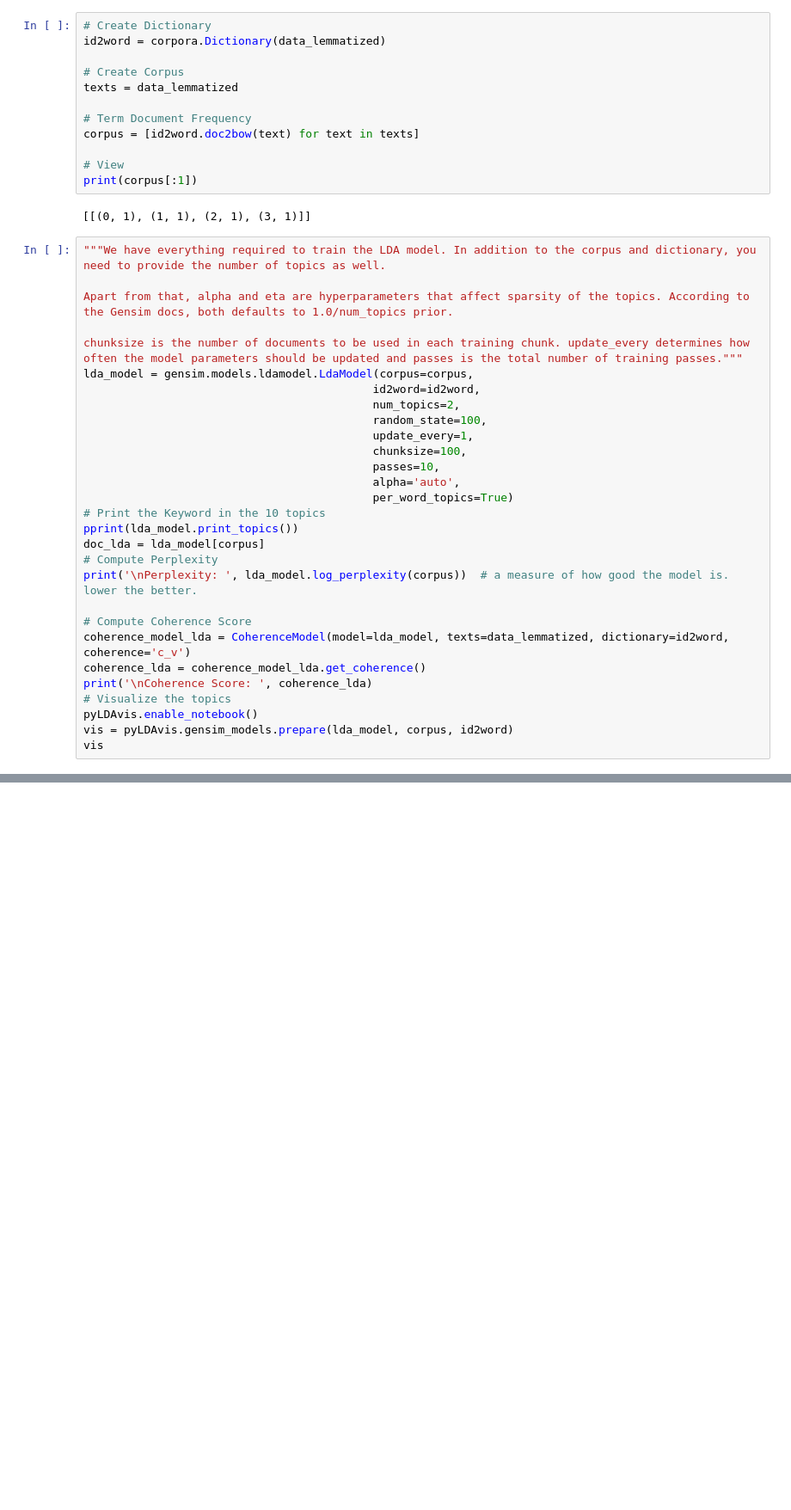
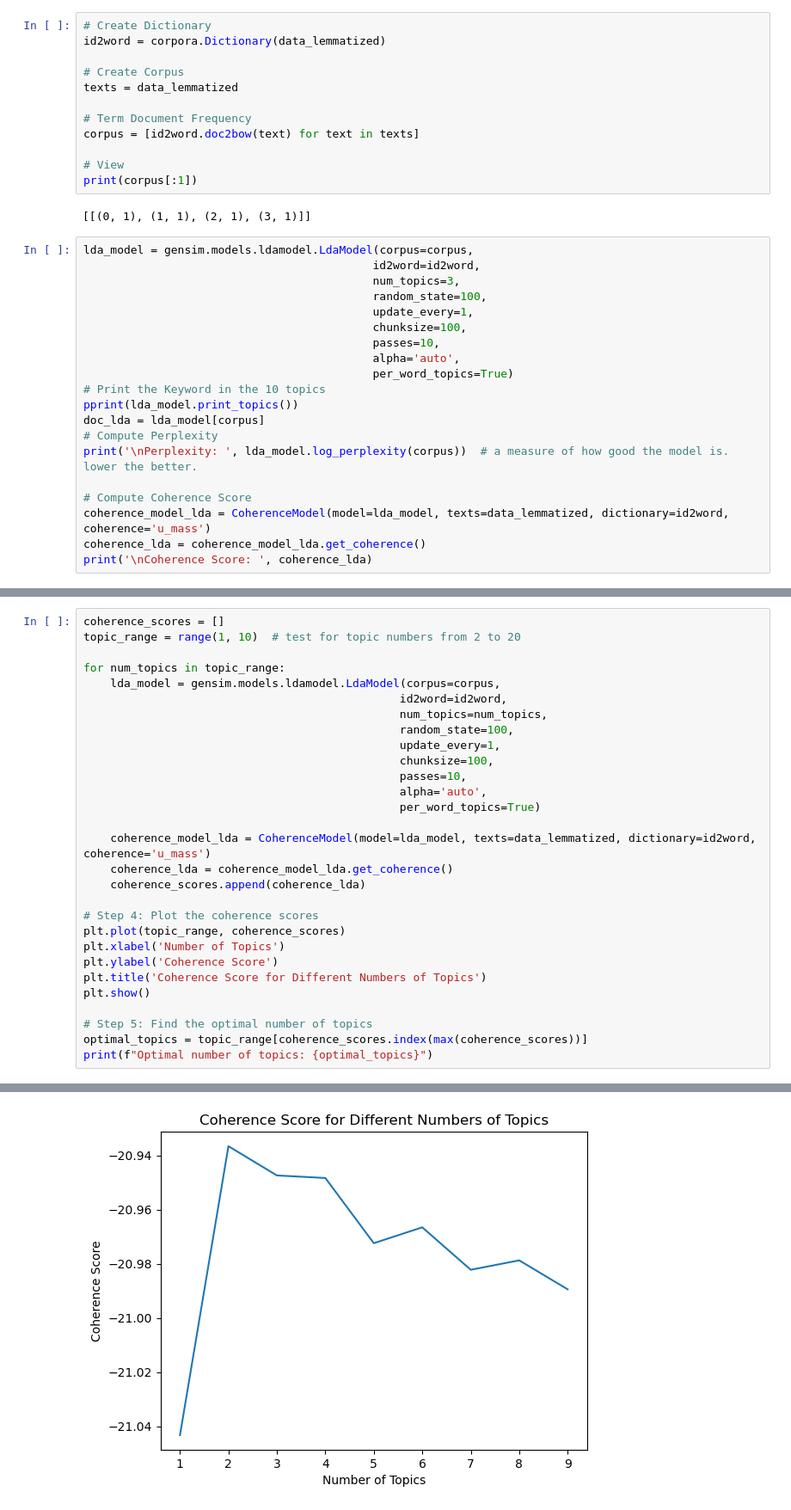
Before and after one commit to jabr-he/stea, a Jupyter notebook: gensim.ipynb, the cells around one changed output, grey strips where cells are left out. Shown at 86% size. Saved outputs shown, nothing was run; the diff lists cells and outputs as text; blank space fills up the shorter version.

Commit message:
new notebook for pd/za-filter

```diff
--- a/gensim.ipynb
+++ b/gensim.ipynb
@@ -103,14 +103,9 @@ print(corpus[:1])
 # %% [output]
 [[(0, 1), (1, 1), (2, 1), (3, 1)]]
 # %%
-"""We have everything required to train the LDA model. In addition to the corpus and dictionary, you need to provide the number of topics as well.
-
-Apart from that, alpha and eta are hyperparameters that affect sparsity of the topics. According to the Gensim docs, both defaults to 1.0/num_topics prior.
-
-chunksize is the number of documents to be used in each training chunk. update_every determines how often the model parameters should be updated and passes is the total number of training passes."""
 lda_model = gensim.models.ldamodel.LdaModel(corpus=corpus,
                                            id2word=id2word,
-                                           num_topics=2,
+                                           num_topics=3,
                                            random_state=100,
                                            update_every=1,
                                            chunksize=100,
@@ -124,12 +119,8 @@ doc_lda = lda_model[corpus]
 print('\nPerplexity: ', lda_model.log_perplexity(corpus))  # a measure of how good the model is. lower the better.
 
 # Compute Coherence Score
-coherence_model_lda = CoherenceModel(model=lda_model, texts=data_lemmatized, dictionary=id2word, coherence='c_v')
+coherence_model_lda = CoherenceModel(model=lda_model, texts=data_lemmatized, dictionary=id2word, coherence='u_mass')
 coherence_lda = coherence_model_lda.get_coherence()
 print('\nCoherence Score: ', coherence_lda)
-# Visualize the topics
-pyLDAvis.enable_notebook()
-vis = pyLDAvis.gensim_models.prepare(lda_model, corpus, id2word)
-vis
 # %% [output]
 [(0,
@@ -163,0 +143,30 @@ topic
+# %%
+coherence_scores = []
+topic_range = range(1, 10)  # test for topic numbers from 2 to 20
+
+for num_topics in topic_range:
+    lda_model = gensim.models.ldamodel.LdaModel(corpus=corpus,
+                                               id2word=id2word,
+                                               num_topics=num_topics,
+                                               random_state=100,
+                                               update_every=1,
+                                               chunksize=100,
+                                               passes=10,
+                                               alpha='auto',
+                                               per_word_topics=True)
+
+    coherence_model_lda = CoherenceModel(model=lda_model, texts=data_lemmatized, dictionary=id2word, coherence='u_mass')
+    coherence_lda = coherence_model_lda.get_coherence()
+    coherence_scores.append(coherence_lda)
+
+# Step 4: Plot the coherence scores
+plt.plot(topic_range, coherence_scores)
+plt.xlabel('Number of Topics')
+plt.ylabel('Coherence Score')
+plt.title('Coherence Score for Different Numbers of Topics')
+plt.show()
+
+# Step 5: Find the optimal number of topics
+optimal_topics = topic_range[coherence_scores.index(max(coherence_scores))]
+print(f"Optimal number of topics: {optimal_topics}")
+# %% [output]
@@ -163,0 +189 @@ topic
+[figure, added]
```
Also changed, not shown: parts of 3 cells of this notebook, 1 other file.
